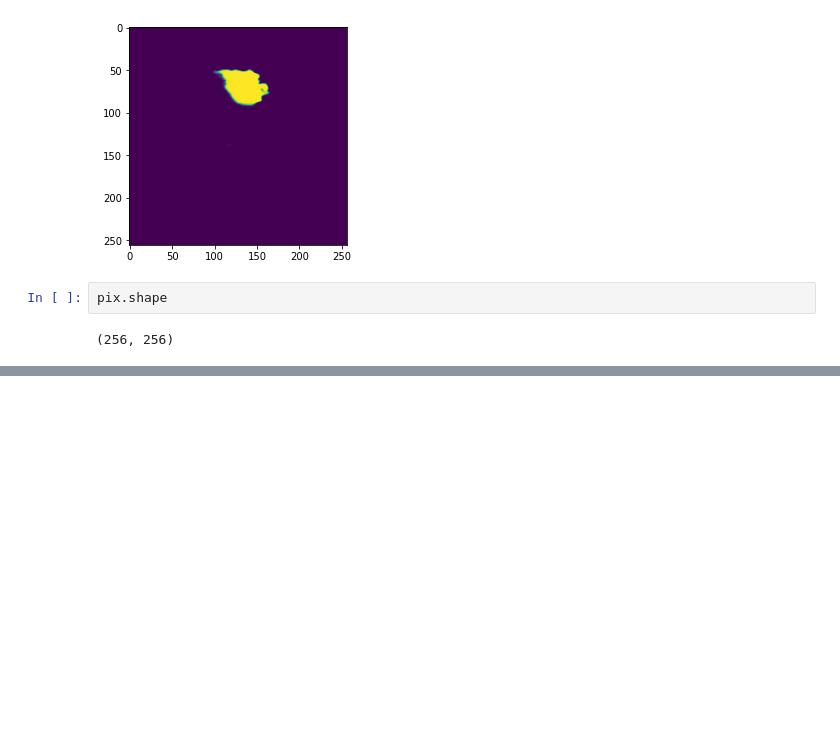
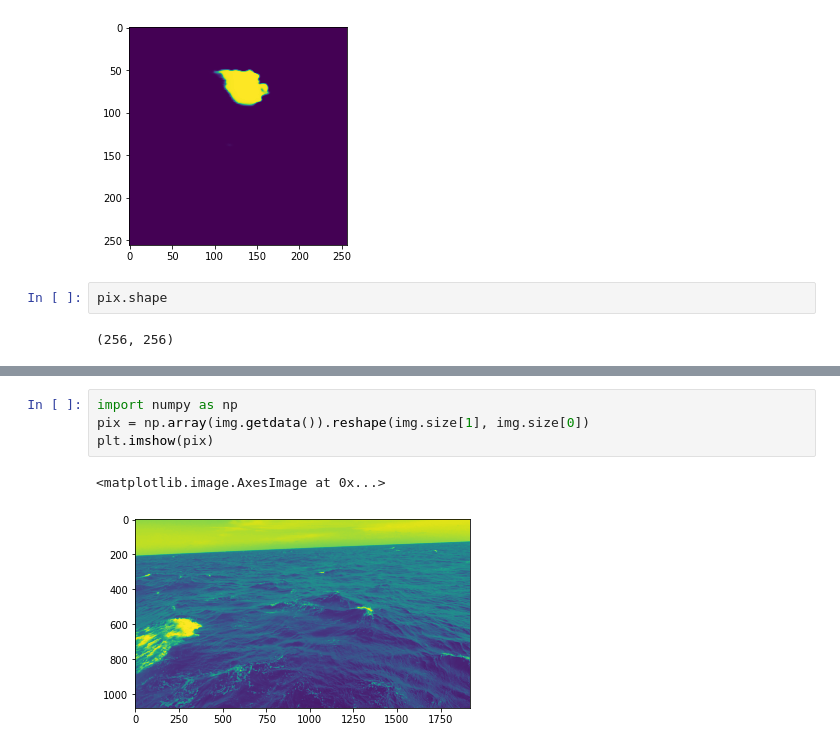
Before and after one commit to yangxin1022/my-whitecaps, a Jupyter notebook: code/load_model.ipynb, the cells around one changed output, grey strips where cells are left out. Cells and saved outputs as stored; diff of their text form; blank space fills up the shorter version.

```diff
--- a/code/load_model.ipynb
+++ b/code/load_model.ipynb
@@ -225,0 +235,7 @@ pix.shape
+# %%
+import numpy as np
+pix = np.array(img.getdata()).reshape(img.size[1], img.size[0])
+plt.imshow(pix)
+# %% [output]
+<matplotlib.image.AxesImage at 0x...>
+[figure, added]
```
Also changed, not shown: parts of 7 cells of this notebook, 1 other file.
